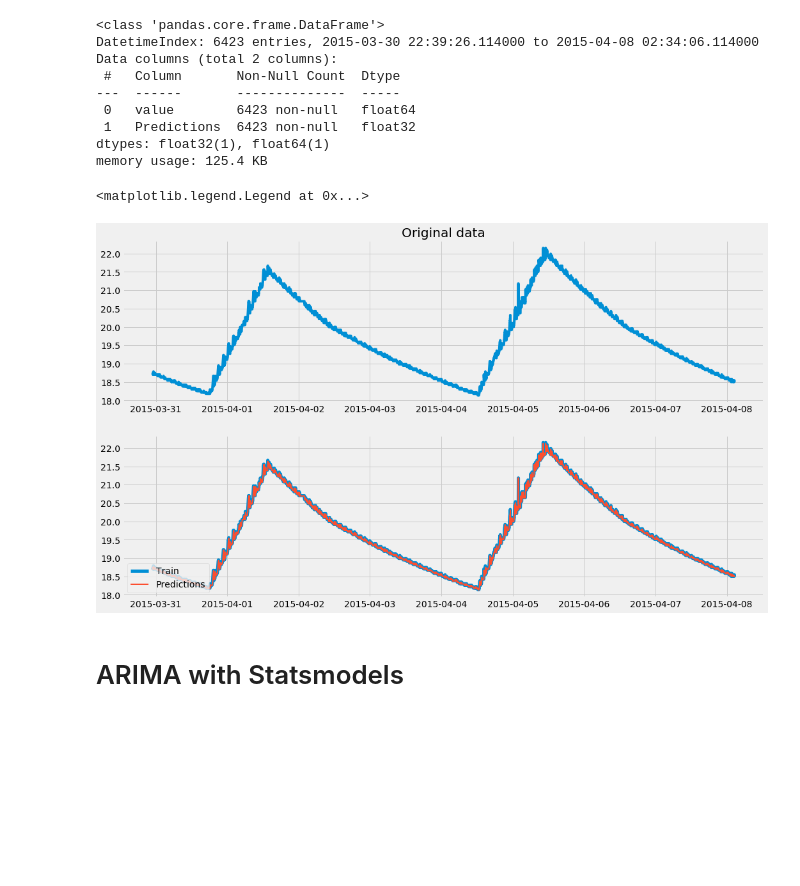
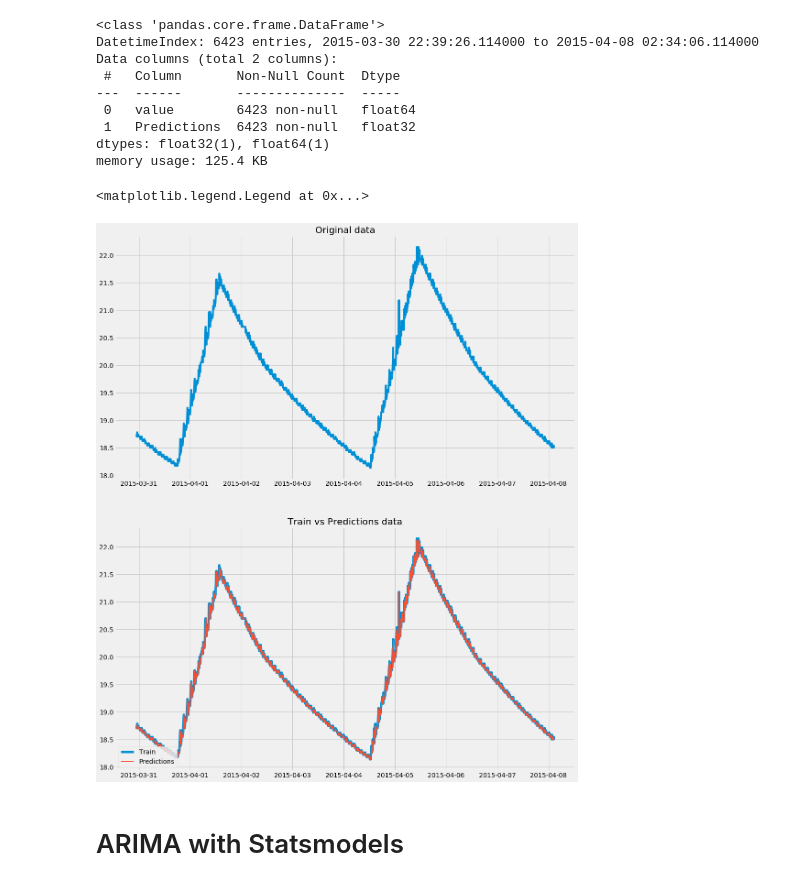
Before and after one commit to parinyad123/Telemetry_Project, a Jupyter notebook: Predict_time_Series/Telemetry/TANKTEMP092_098.ipynb, the cells around one changed output. Saved outputs shown, nothing was run; the diff lists cells and outputs as text; code cells hidden in the pictures; blank space fills up the shorter version.

```diff
--- a/Predict_time_Series/Telemetry/TANKTEMP092_098.ipynb
+++ b/Predict_time_Series/Telemetry/TANKTEMP092_098.ipynb
@@ -435,21 +435,21 @@ dtypes: float32(1), float64(1)
 memory usage: 125.4 KB
 # %%
 plt.figure(figsize=(16,20))
-plt.subplot(4,1,1)
+plt.subplot(2,1,1)
 plt.plot(df_pre['value'][-len(valid):])
 plt.title('Original data')
 
-plt.subplot(4,1,2)
+plt.subplot(2,1,2)
 # plt.plot(train['value'][-len(valid):])
 # plt.plot(valid[['value', 'Predictions'][-len(valid):]])
 plt.plot(valid[['value']],linewidth=5)
 plt.plot(valid[['Predictions']],linewidth=2)
-
+plt.title('Train vs Predictions data')
 # plt.plot(train['Predictions'])
 plt.legend(['Train', 'Predictions'], loc='lower left')
 # %% [output]
 <matplotlib.legend.Legend at 0x...>
-[figure, old version]
+[figure, new version]
 # %% [markdown]
 # ARIMA with Statsmodels
 # %%
```
Also changed, not shown: parts of 5 cells of this notebook, 1 other file.
